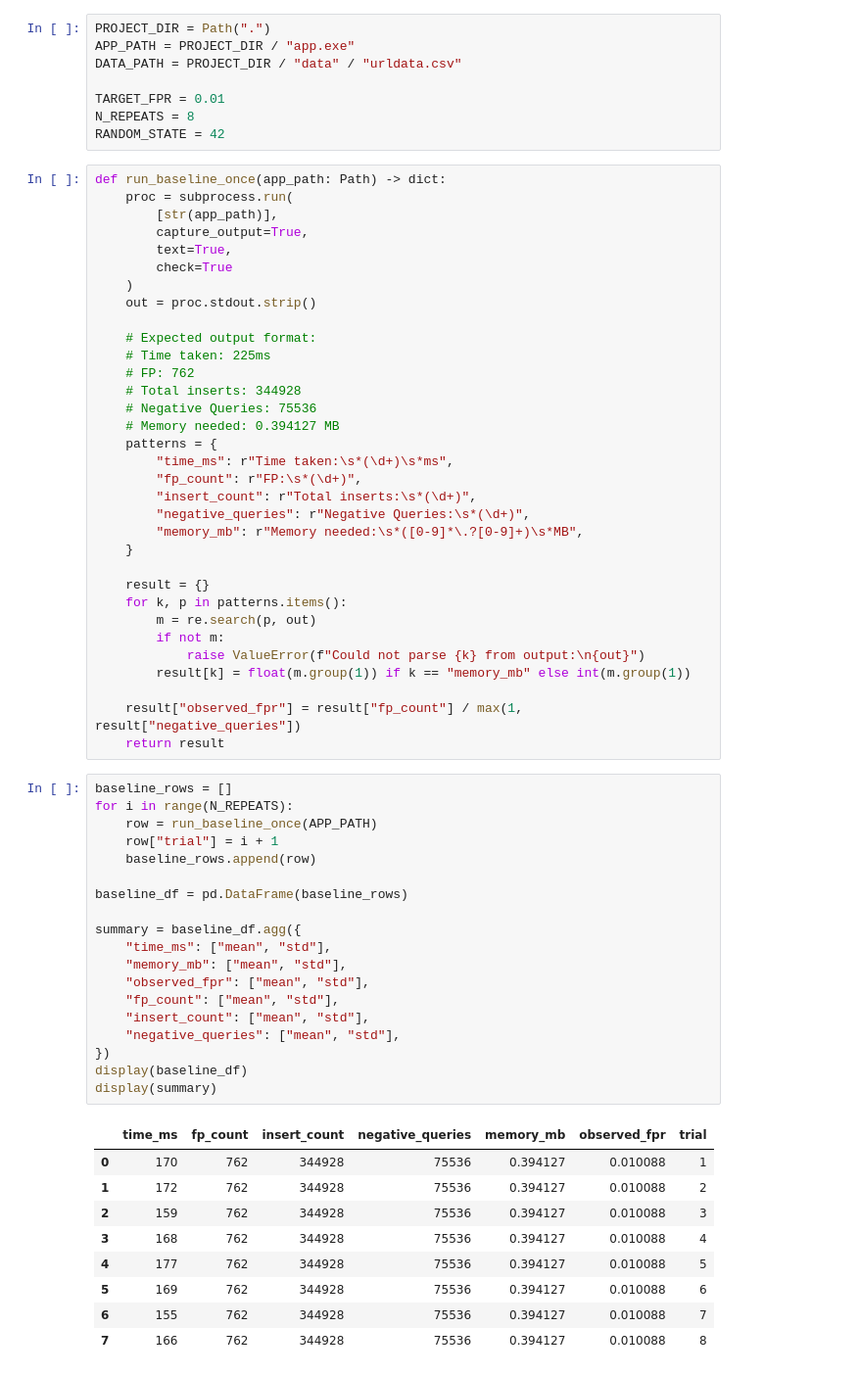
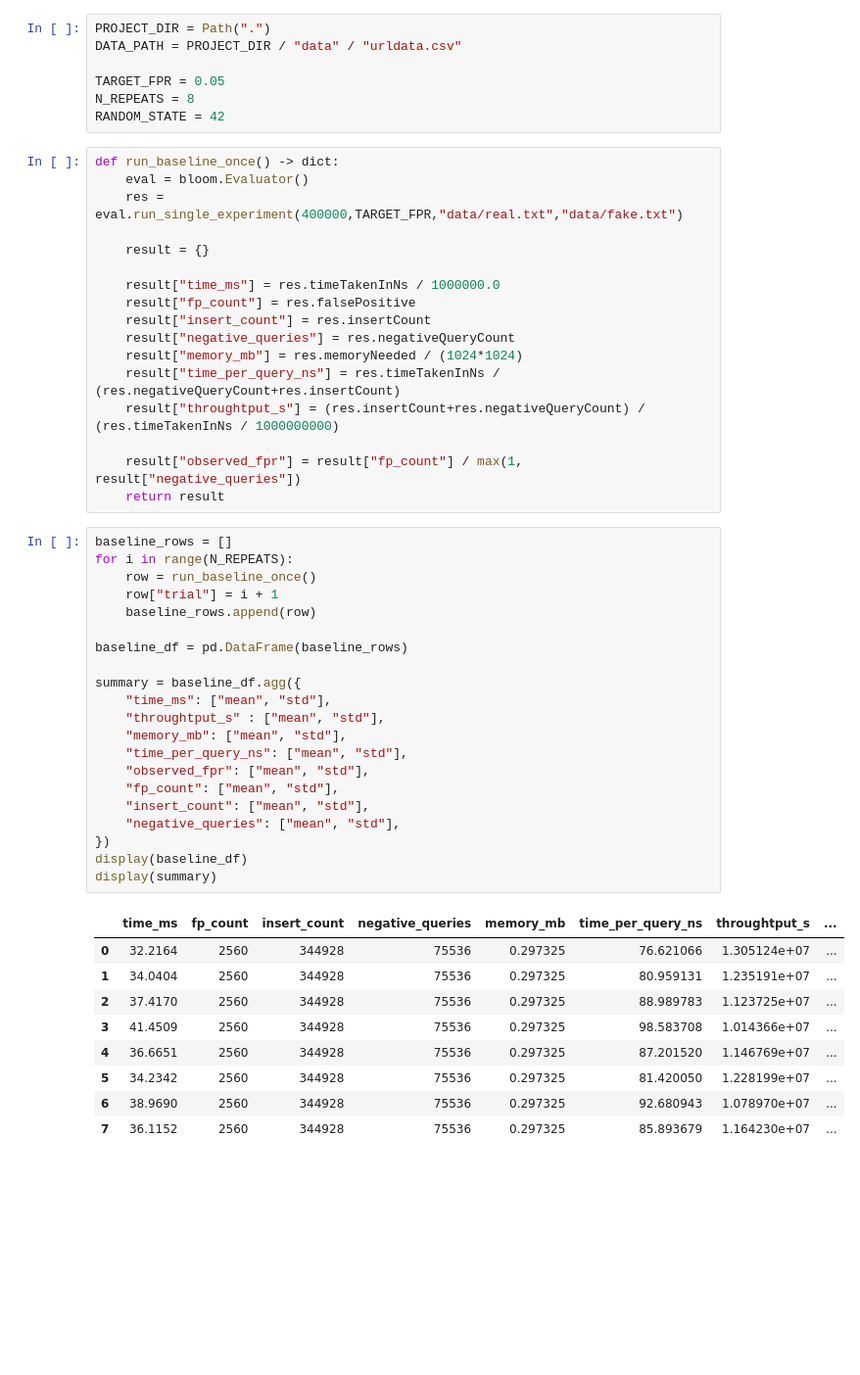
Before and after one commit to hemtilva/learnedBloomFilter, a Jupyter notebook: model.ipynb, the cells around one changed output. Shown at 98% size. Saved outputs shown, nothing was run; the diff lists cells and outputs as text; blank space fills up the shorter version.

```diff
--- a/model.ipynb
+++ b/model.ipynb
@@ -19,71 +24,56 @@ from sklearn.metrics import roc_auc_score, precision_recall_curve, classificatio
 import joblib
 # %%
 PROJECT_DIR = Path(".")
-APP_PATH = PROJECT_DIR / "app.exe"
 DATA_PATH = PROJECT_DIR / "data" / "urldata.csv"
 
-TARGET_FPR = 0.01
+TARGET_FPR = 0.05
 N_REPEATS = 8
 RANDOM_STATE = 42
 # %%
-def run_baseline_once(app_path: Path) -> dict:
-    proc = subprocess.run(
-        [str(app_path)],
-        capture_output=True,
-        text=True,
-        check=True
-    )
-    out = proc.stdout.strip()
-
-    # Expected output format:
-    # Time taken: 225ms
-    # FP: 762
-    # Total inserts: 344928
-    # Negative Queries: 75536
-    # Memory needed: 0.394127 MB
-    patterns = {
-        "time_ms": r"Time taken:\s*(\d+)\s*ms",
-        "fp_count": r"FP:\s*(\d+)",
-        "insert_count": r"Total inserts:\s*(\d+)",
-        "negative_queries": r"Negative Queries:\s*(\d+)",
-        "memory_mb": r"Memory needed:\s*([0-9]*\.?[0-9]+)\s*MB",
-    }
+def run_baseline_once() -> dict:
+    eval = bloom.Evaluator()
+    res = eval.run_single_experiment(400000,TARGET_FPR,"data/real.txt","data/fake.txt")
 
     result = {}
-    for k, p in patterns.items():
-        m = re.search(p, out)
-        if not m:
-            raise ValueError(f"Could not parse {k} from output:\n{out}")
-        result[k] = float(m.group(1)) if k == "memory_mb" else int(m.group(1))
+
+    result["time_ms"] = res.timeTakenInNs / 1000000.0
+    result["fp_count"] = res.falsePositive
+    result["insert_count"] = res.insertCount
+    result["negative_queries"] = res.negativeQueryCount
+    result["memory_mb"] = res.memoryNeeded / (1024*1024)
+    result["time_per_query_ns"] = res.timeTakenInNs / (res.negativeQueryCount+res.insertCount)
+    result["throughtput_s"] = (res.insertCount+res.negativeQueryCount) / (res.timeTakenInNs / 1000000000)
 
     result["observed_fpr"] = result["fp_count"] / max(1, result["negative_queries"])
     return result
 # %%
 baseline_rows = []
 for i in range(N_REPEATS):
-    row = run_baseline_once(APP_PATH)
+    row = run_baseline_once()
     row["trial"] = i + 1
     baseline_rows.append(row)
 
 baseline_df = pd.DataFrame(baseline_rows)
 
 summary = baseline_df.agg({
     "time_ms": ["mean", "std"],
+    "throughtput_s" : ["mean", "std"],
     "memory_mb": ["mean", "std"],
+    "time_per_query_ns": ["mean", "std"],
     "observed_fpr": ["mean", "std"],
     "fp_count": ["mean", "std"],
     "insert_count": ["mean", "std"],
     "negative_queries": ["mean", "std"],
 })
 display(baseline_df)
 display(summary)
 # %% [output]
-|  | time_ms | fp_count | insert_count | negative_queries | memory_mb | observed_fpr | trial |
-| 0 | 170 | 762 | 344928 | 75536 | 0.394127 | 0.010088 | 1 |
-| 1 | 172 | 762 | 344928 | 75536 | 0.394127 | 0.010088 | 2 |
-| 2 | 159 | 762 | 344928 | 75536 | 0.394127 | 0.010088 | 3 |
-| 3 | 168 | 762 | 344928 | 75536 | 0.394127 | 0.010088 | 4 |
-| 4 | 177 | 762 | 344928 | 75536 | 0.394127 | 0.010088 | 5 |
-| 5 | 169 | 762 | 344928 | 75536 | 0.394127 | 0.010088 | 6 |
-| 6 | 155 | 762 | 344928 | 75536 | 0.394127 | 0.010088 | 7 |
-| 7 | 166 | 762 | 344928 | 75536 | 0.394127 | 0.010088 | 8 |
+|  | time_ms | fp_count | insert_count | negative_queries | memory_mb | time_per_query_ns | throughtput_s | ... |
+| 0 | 32.2164 | 2560 | 344928 | 75536 | 0.297325 | 76.621066 | 1.305124e+07 | ... |
+| 1 | 34.0404 | 2560 | 344928 | 75536 | 0.297325 | 80.959131 | 1.235191e+07 | ... |
+| 2 | 37.4170 | 2560 | 344928 | 75536 | 0.297325 | 88.989783 | 1.123725e+07 | ... |
+| 3 | 41.4509 | 2560 | 344928 | 75536 | 0.297325 | 98.583708 | 1.014366e+07 | ... |
+| 4 | 36.6651 | 2560 | 344928 | 75536 | 0.297325 | 87.201520 | 1.146769e+07 | ... |
+| 5 | 34.2342 | 2560 | 344928 | 75536 | 0.297325 | 81.420050 | 1.228199e+07 | ... |
+| 6 | 38.9690 | 2560 | 344928 | 75536 | 0.297325 | 92.680943 | 1.078970e+07 | ... |
+| 7 | 36.1152 | 2560 | 344928 | 75536 | 0.297325 | 85.893679 | 1.164230e+07 | ... |
```
Also changed, not shown: parts of 14 cells of this notebook, 58 other files.
